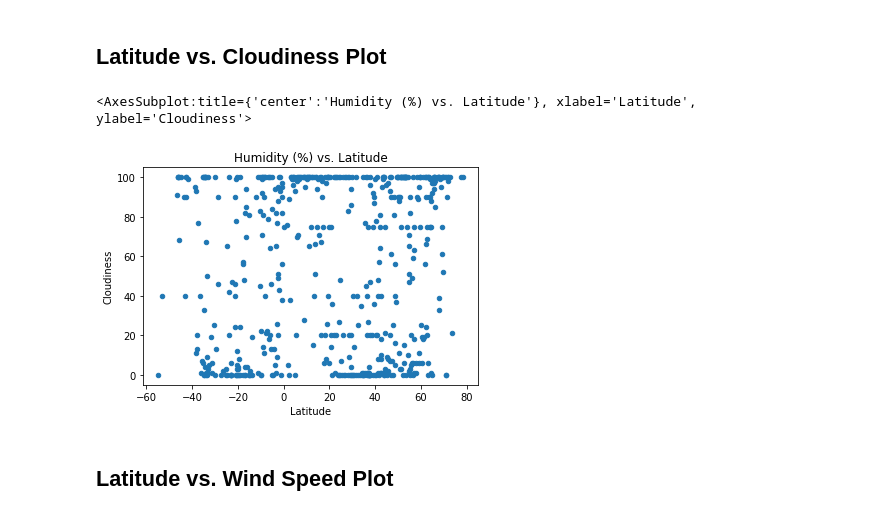
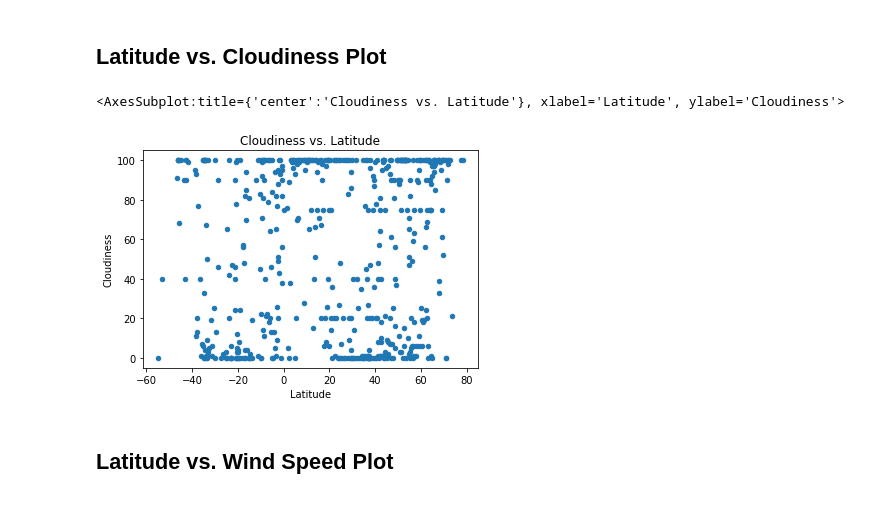
Before and after one commit to 86burke/python-api-challenge, a Jupyter notebook: Instructions/starter_code/WeatherPy.ipynb, the cells around one changed output. Cells and saved outputs as stored; diff of their text form; code cells hidden in the pictures.

```diff
--- a/Instructions/starter_code/WeatherPy.ipynb
+++ b/Instructions/starter_code/WeatherPy.ipynb
@@ -213,11 +212,11 @@ lat_vs_humidity
 ## Latitude vs. Cloudiness Plot
 # %%
 lat_vs_cloudy = city_df.plot(kind="scatter", x="Latitude", y="Cloudiness",
-                                      title="Humidity (%) vs. Latitude")
+                                      title="Cloudiness vs. Latitude")
 lat_vs_cloudy
 # %% [output]
-<AxesSubplot:title={'center':'Humidity (%) vs. Latitude'}, xlabel='Latitude', ylabel='Cloudiness'>
+<AxesSubplot:title={'center':'Cloudiness vs. Latitude'}, xlabel='Latitude', ylabel='Cloudiness'>
-[figure, old version]
+[figure, new version]
 # %% [markdown]
 ## Latitude vs. Wind Speed Plot
 # %%
```
Also changed, not shown: parts of 2 cells of this notebook.
